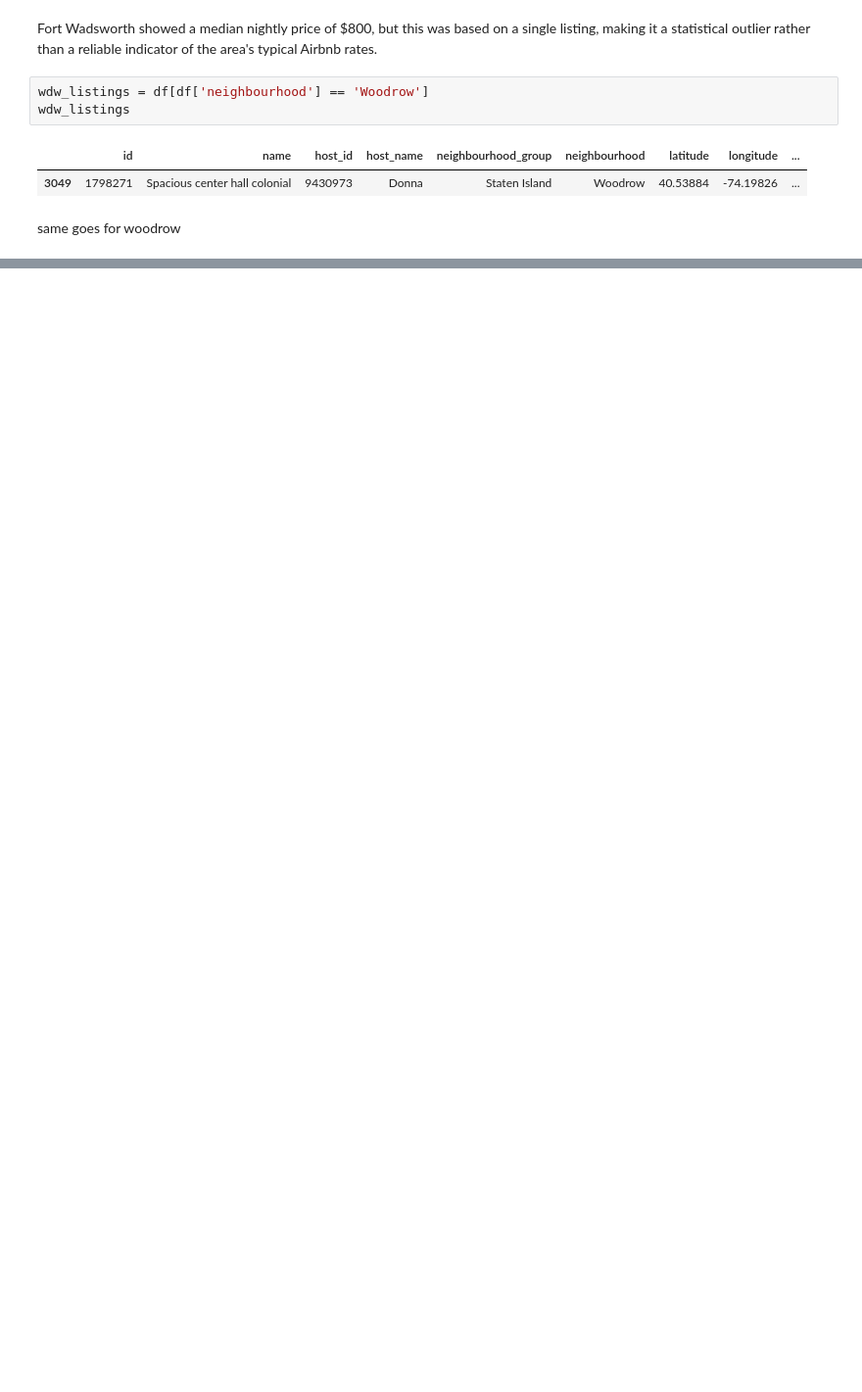
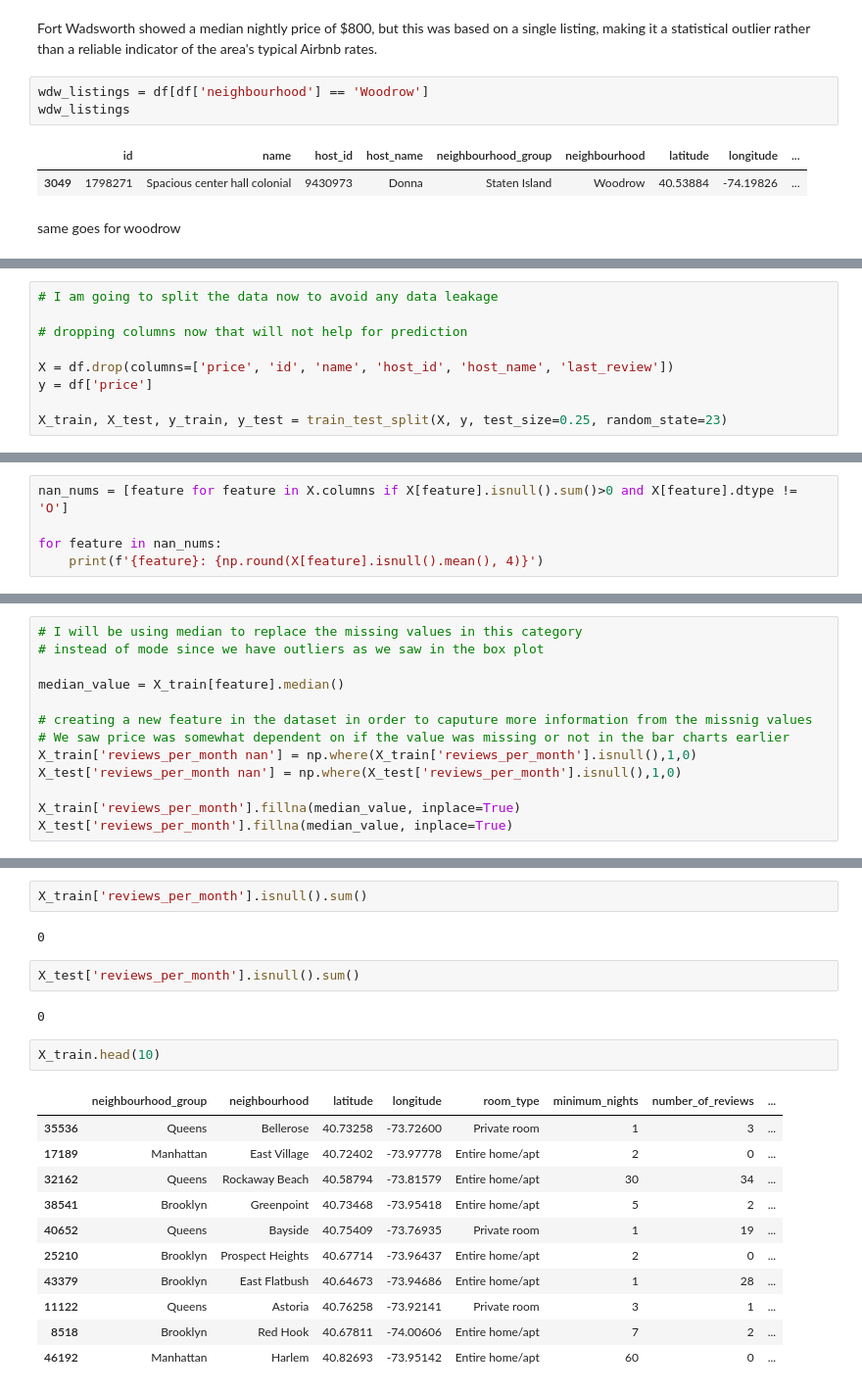
Before and after one commit to lorivera23/Projects-1, a Jupyter notebook: AirBnB_EDA_notebook.ipynb, the cells around one changed output, grey strips where cells are left out. Shown at 98% size. Drawn from its saved outputs; the diff is of its cells as text; blank space fills up the shorter version.

```diff
--- a/AirBnB_EDA_notebook.ipynb
+++ b/AirBnB_EDA_notebook.ipynb
@@ -316,0 +321,9 @@ same goes for woodrow
+# %%
+# I am going to split the data now to avoid any data leakage
+
+# dropping columns now that will not help for prediction
+
+X = df.drop(columns=['price', 'id', 'name', 'host_id', 'host_name', 'last_review'])
+y = df['price']
+
+X_train, X_test, y_train, y_test = train_test_split(X, y, test_size=0.25, random_state=23)
@@ -316,0 +350,5 @@ same goes for woodrow
+# %%
+nan_nums = [feature for feature in X.columns if X[feature].isnull().sum()>0 and X[feature].dtype != 'O']
+
+for feature in nan_nums:
+    print(f'{feature}: {np.round(X[feature].isnull().mean(), 4)}')
@@ -316,0 +359,13 @@ same goes for woodrow
+# %%
+# I will be using median to replace the missing values in this category
+# instead of mode since we have outliers as we saw in the box plot
+
+median_value = X_train[feature].median()
+
+# creating a new feature in the dataset in order to caputure more information from the missnig values
+# We saw price was somewhat dependent on if the value was missing or not in the bar charts earlier
+X_train['reviews_per_month nan'] = np.where(X_train['reviews_per_month'].isnull(),1,0)
+X_test['reviews_per_month nan'] = np.where(X_test['reviews_per_month'].isnull(),1,0)
+
+X_train['reviews_per_month'].fillna(median_value, inplace=True)
+X_test['reviews_per_month'].fillna(median_value, inplace=True)
@@ -316,0 +385,22 @@ same goes for woodrow
+# %%
+X_train['reviews_per_month'].isnull().sum()
+# %% [output]
+0
+# %%
+X_test['reviews_per_month'].isnull().sum()
+# %% [output]
+0
+# %%
+X_train.head(10)
+# %% [output]
+|  | neighbourhood_group | neighbourhood | latitude | longitude | room_type | minimum_nights | number_of_reviews | ... |
+| 35536 | Queens | Bellerose | 40.73258 | -73.72600 | Private room | 1 | 3 | ... |
+| 17189 | Manhattan | East Village | 40.72402 | -73.97778 | Entire home/apt | 2 | 0 | ... |
+| 32162 | Queens | Rockaway Beach | 40.58794 | -73.81579 | Entire home/apt | 30 | 34 | ... |
+| 38541 | Brooklyn | Greenpoint | 40.73468 | -73.95418 | Entire home/apt | 5 | 2 | ... |
+| 40652 | Queens | Bayside | 40.75409 | -73.76935 | Private room | 1 | 19 | ... |
+| 25210 | Brooklyn | Prospect Heights | 40.67714 | -73.96437 | Entire home/apt | 2 | 0 | ... |
+| 43379 | Brooklyn | East Flatbush | 40.64673 | -73.94686 | Entire home/apt | 1 | 28 | ... |
+| 11122 | Queens | Astoria | 40.76258 | -73.92141 | Private room | 3 | 1 | ... |
+| 8518 | Brooklyn | Red Hook | 40.67811 | -74.00606 | Entire home/apt | 7 | 2 | ... |
+| 46192 | Manhattan | Harlem | 40.82693 | -73.95142 | Entire home/apt | 60 | 0 | ... |
```
Also changed, not shown: parts of 10 cells of this notebook.
